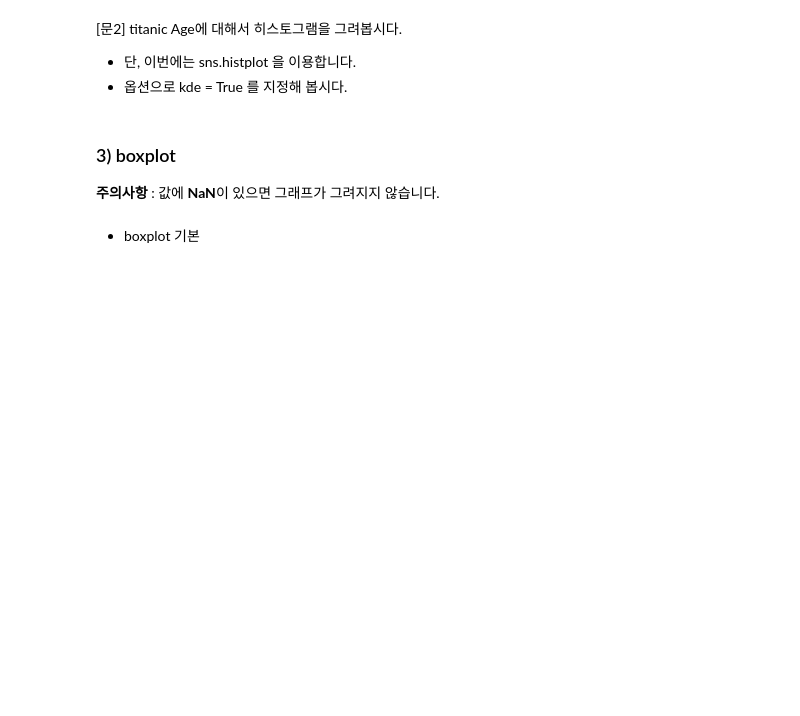
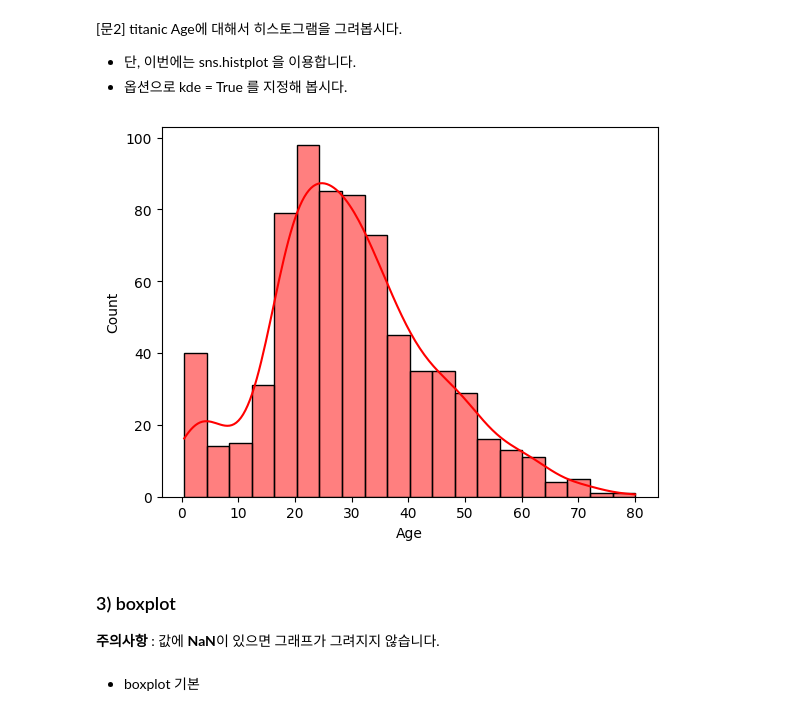
Before and after one commit to chrisseo2002/Data_Analysis, a Jupyter notebook: 02_단변량분석-숫자형.ipynb, the cells around one changed output. Drawn from its saved outputs; the diff is of its cells as text; code cells hidden in the pictures; blank space fills up the shorter version.

```diff
--- a/02_단변량분석-숫자형.ipynb
+++ b/02_단변량분석-숫자형.ipynb
@@ -420,6 +427,11 @@ plt.show()
 [문2] titanic Age에 대해서 히스토그램을 그려봅시다.
 * 단, 이번에는 sns.histplot 을 이용합니다.
 * 옵션으로 kde = True 를 지정해 봅시다.
+# %%
+sns.histplot(titanic['Age'], kde=True, color='r')
+plt.show()
+# %% [output]
+[figure, added]
 # %% [markdown]
 ### 3) boxplot
 
```
Also changed, not shown: parts of 19 cells of this notebook, 3 other files.
